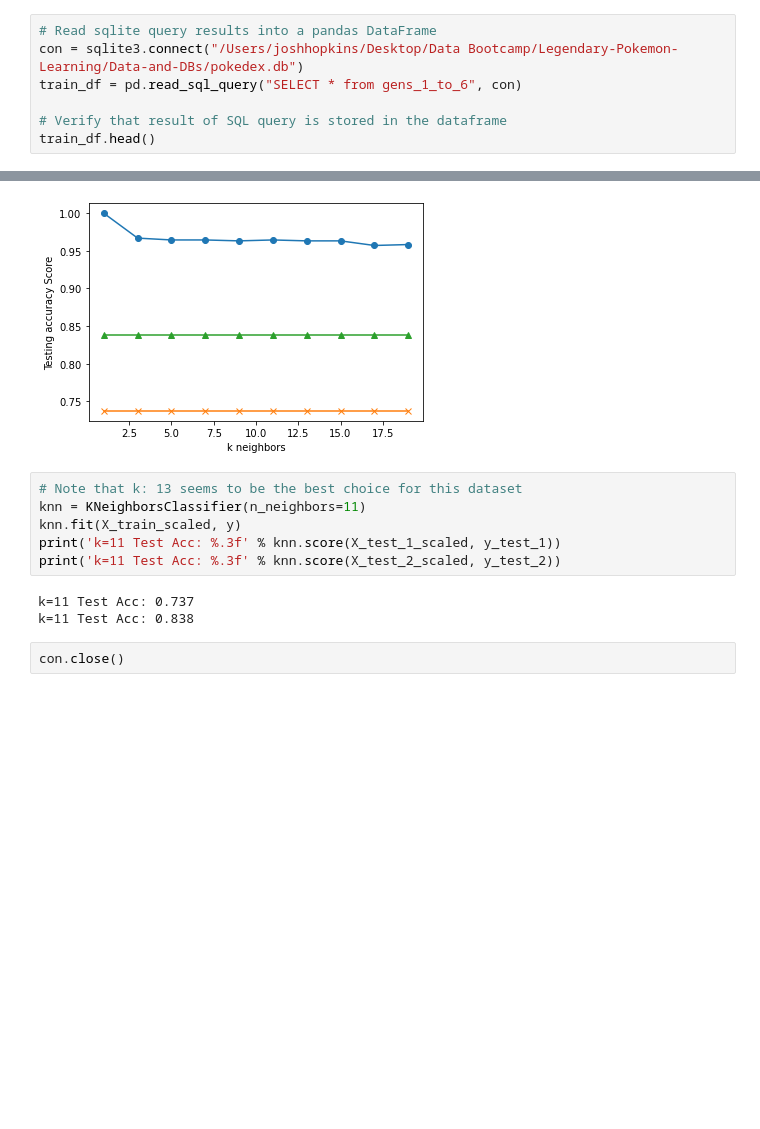
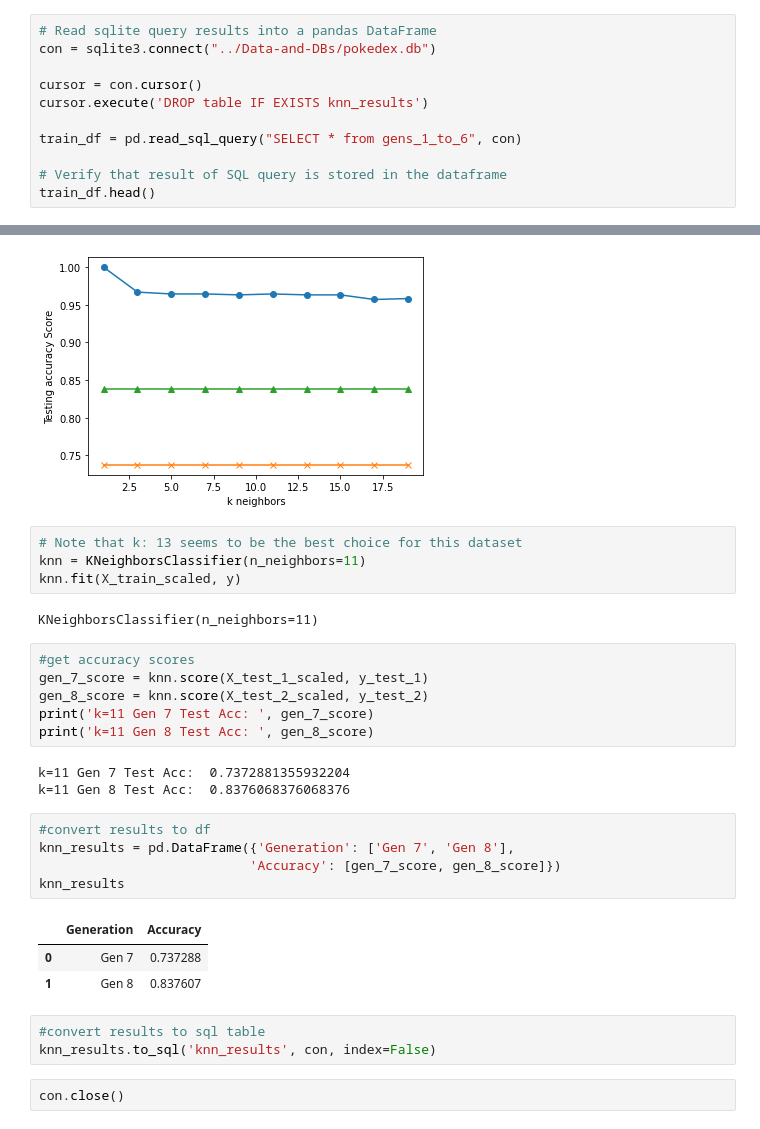
Before and after one commit to zarzarbinks0702/Legendary-Pokemon-Learning, a Jupyter notebook: ML-models/knn.ipynb, the cells around one changed output, grey strips where cells are left out. Saved outputs shown, nothing was run; the diff lists cells and outputs as text; blank space fills up the shorter version.

```diff
--- a/ML-models/knn.ipynb
+++ b/ML-models/knn.ipynb
@@ -7,7 +7,11 @@ import sqlite3
 import json
 # %%
 # Read sqlite query results into a pandas DataFrame
-con = sqlite3.connect("/Users/joshhopkins/Desktop/Data Bootcamp/Legendary-Pokemon-Learning/Data-and-DBs/pokedex.db")
+con = sqlite3.connect("../Data-and-DBs/pokedex.db")
+
+cursor = con.cursor()
+cursor.execute('DROP table IF EXISTS knn_results')
+
 train_df = pd.read_sql_query("SELECT * from gens_1_to_6", con)
 
 # Verify that result of SQL query is stored in the dataframe
@@ -121,10 +123,28 @@ k: 19, Train/Test 2 Score: 0.958/0.838
 # Note that k: 13 seems to be the best choice for this dataset
 knn = KNeighborsClassifier(n_neighbors=11)
 knn.fit(X_train_scaled, y)
-print('k=11 Test Acc: %.3f' % knn.score(X_test_1_scaled, y_test_1))
-print('k=11 Test Acc: %.3f' % knn.score(X_test_2_scaled, y_test_2))
 # %% [output]
-k=11 Test Acc: 0.737
-k=11 Test Acc: 0.838
+KNeighborsClassifier(n_neighbors=11)
+# %%
+#get accuracy scores
+gen_7_score = knn.score(X_test_1_scaled, y_test_1)
+gen_8_score = knn.score(X_test_2_scaled, y_test_2)
+print('k=11 Gen 7 Test Acc: ', gen_7_score)
+print('k=11 Gen 8 Test Acc: ', gen_8_score)
+# %% [output]
+k=11 Gen 7 Test Acc:  0.7372881355932204
+k=11 Gen 8 Test Acc:  0.8376068376068376
+# %%
+#convert results to df
+knn_results = pd.DataFrame({'Generation': ['Gen 7', 'Gen 8'],
+                           'Accuracy': [gen_7_score, gen_8_score]})
+knn_results
+# %% [output]
+|  | Generation | Accuracy |
+| 0 | Gen 7 | 0.737288 |
+| 1 | Gen 8 | 0.837607 |
+# %%
+#convert results to sql table
+knn_results.to_sql('knn_results', con, index=False)
 # %%
 con.close()
```
Also changed, not shown: parts of 2 cells of this notebook, 3 other files.
